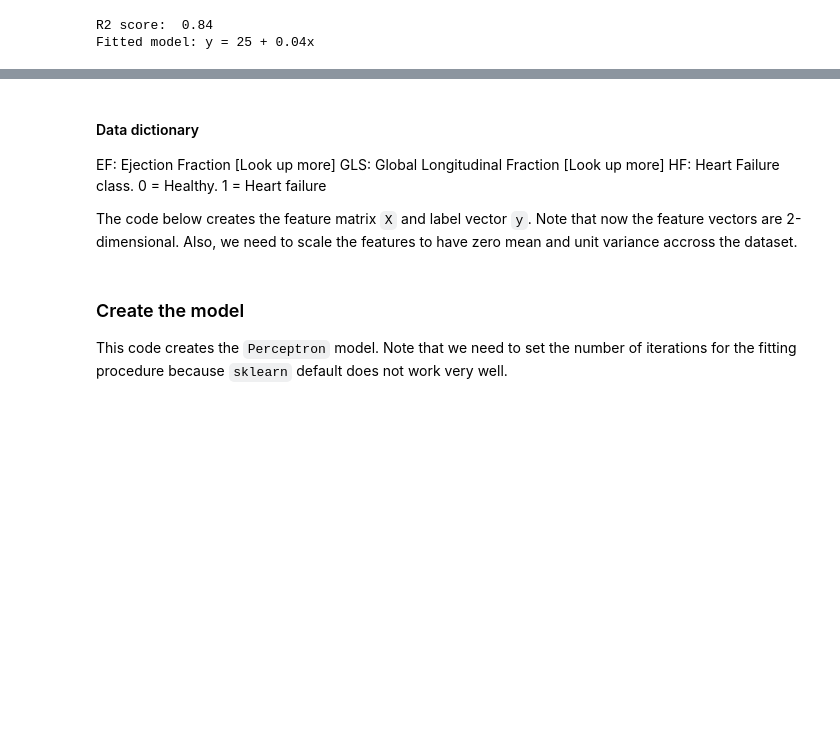
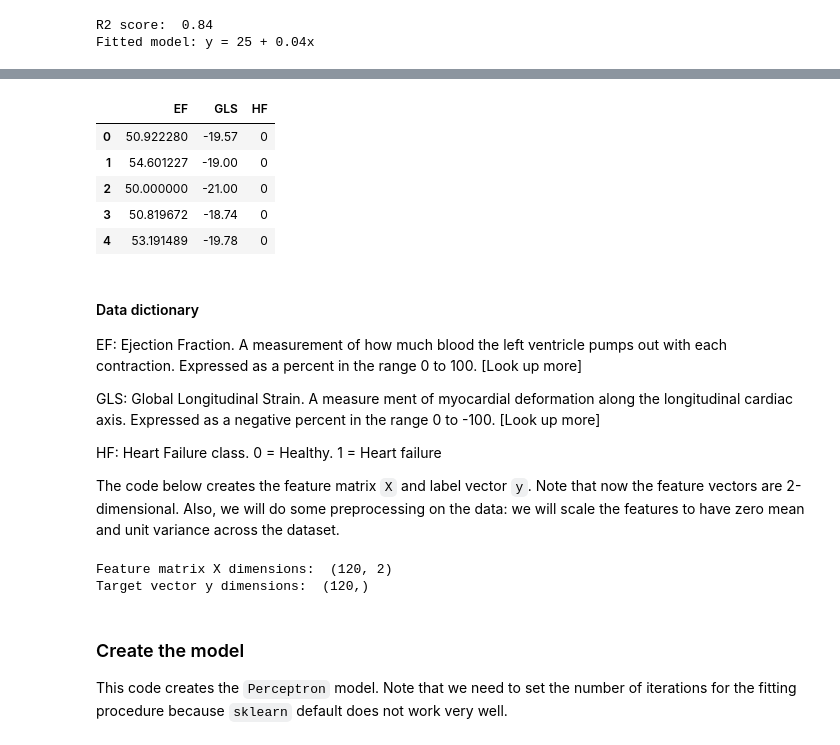
Before and after one commit to MaralAminpour/ML-BME-UofA, a Jupyter notebook: Week-2-Introduction-to-machine-learning/2.1_Starting_with_sklearn.ipynb, the cells around one changed output, grey strips where cells are left out. Drawn from its saved outputs; the diff is of its cells as text; code cells hidden in the pictures; blank space fills up the shorter version.

Commit message:
Updates to Week 2

```diff
--- a/Week-2-Introduction-to-machine-learning/2.1_Starting_with_sklearn.ipynb
+++ b/Week-2-Introduction-to-machine-learning/2.1_Starting_with_sklearn.ipynb
@@ -251,33 +253,50 @@ The file 'heart_failure_data.csv' contains features Ejection Fraction (EF), Glob
 ### Prepare the data
 First we will import the file using the `pandas` package and check its content.
 # %%
+# Download the data
+download_data('Week-2-Introduction-to-machine-learning/data/heart_failure_data.csv', 'heart_failure_data.csv')
+
 # Read data file into a dataframe object
-df = pd.read_csv('datasets/heart_failure_data.csv')
+df = pd.read_csv('heart_failure_data.csv')
 
 # Print the first few lines
 df.head()
+# %% [output]
+|  | EF | GLS | HF |
+| 0 | 50.922280 | -19.57 | 0 |
+| 1 | 54.601227 | -19.00 | 0 |
+| 2 | 50.000000 | -21.00 | 0 |
+| 3 | 50.819672 | -18.74 | 0 |
+| 4 | 53.191489 | -19.78 | 0 |
 # %% [markdown]
 #### Data dictionary
 
-EF: Ejection Fraction [Look up more]
-GLS: Global Longitudinal Fraction [Look up more]
+EF: Ejection Fraction. A measurement of how much blood the left ventricle pumps out with each contraction. Expressed as a percent in the range 0 to 100. [Look up more]
+
+GLS: Global Longitudinal Strain. A measure ment of myocardial deformation along the longitudinal cardiac axis. Expressed as a negative percent in the range 0 to -100. [Look up more]
+
 HF: Heart Failure class. 0 = Healthy. 1 = Heart failure
 
-The code below creates the feature matrix `X` and label vector `y`. Note that now the feature vectors are 2-dimensional. Also, we need to scale the features to have zero mean and unit variance accross the dataset.
+The code below creates the feature matrix `X` and label vector `y`. Note that now the feature vectors are 2-dimensional. Also, we will do some preprocessing on the data: we will scale the features to have zero mean and unit variance across the dataset.
 # %%
 # Import and create and object to scale the features
 # to have zero mean and unit variance
 from sklearn.preprocessing import StandardScaler
 scaler = StandardScaler()
 
-# convert to numpy
-data = df.to_numpy()
-# create feature matrix containing EF and GLS
-X = scaler.fit_transform(data[:,:2])
+# Convert to numpy
+heart_failure_data = df.to_numpy()
+
+# Create feature matrix containing EF and GLS
+X = scaler.fit_transform(heart_failure_data[:,:2])
 print('Feature matrix X dimensions: ', X.shape)
-# create label vector containing HF
-y = data[:,2]
+
+# Create target vector containing HF
+y = heart_failure_data[:,2]
 print('Target vector y dimensions: ', y.shape)
+# %% [output]
+Feature matrix X dimensions:  (120, 2)
+Target vector y dimensions:  (120,)
 # %% [markdown]
 ### Create the model
 This code creates the `Perceptron` model. Note that we need to set the number of iterations for the fitting procedure because `sklearn` default does not work very well.
```
Also changed, not shown: parts of 16 cells of this notebook, 4 other files.
